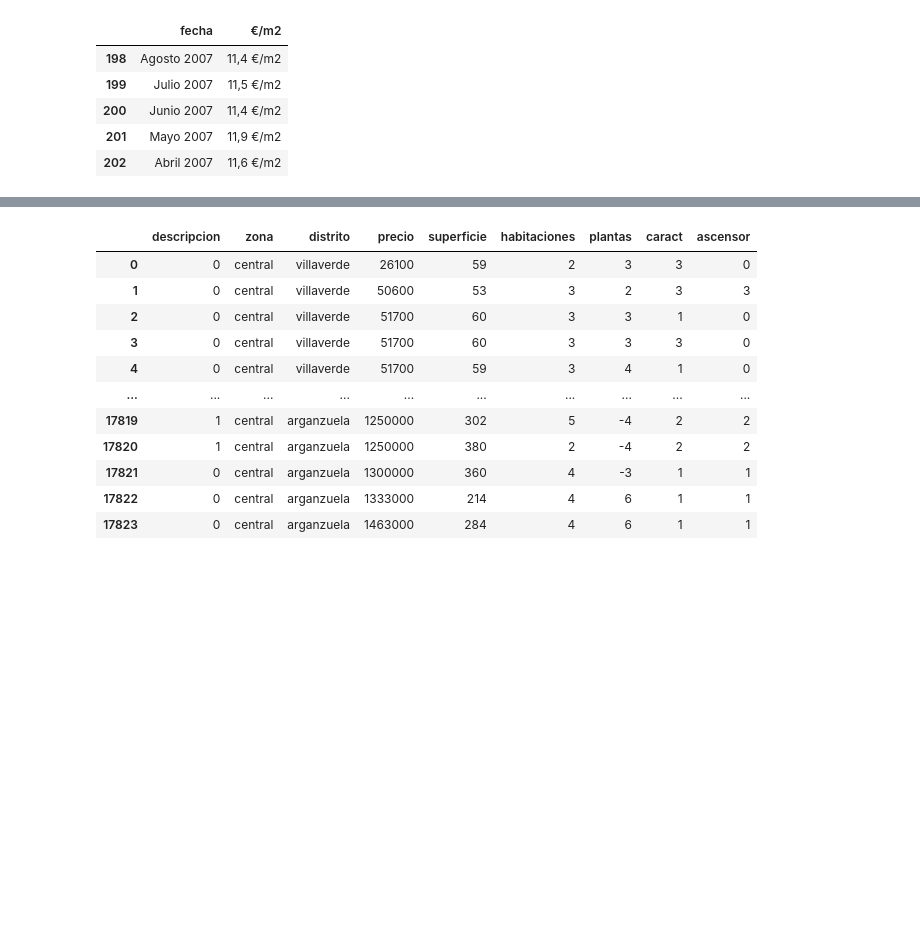
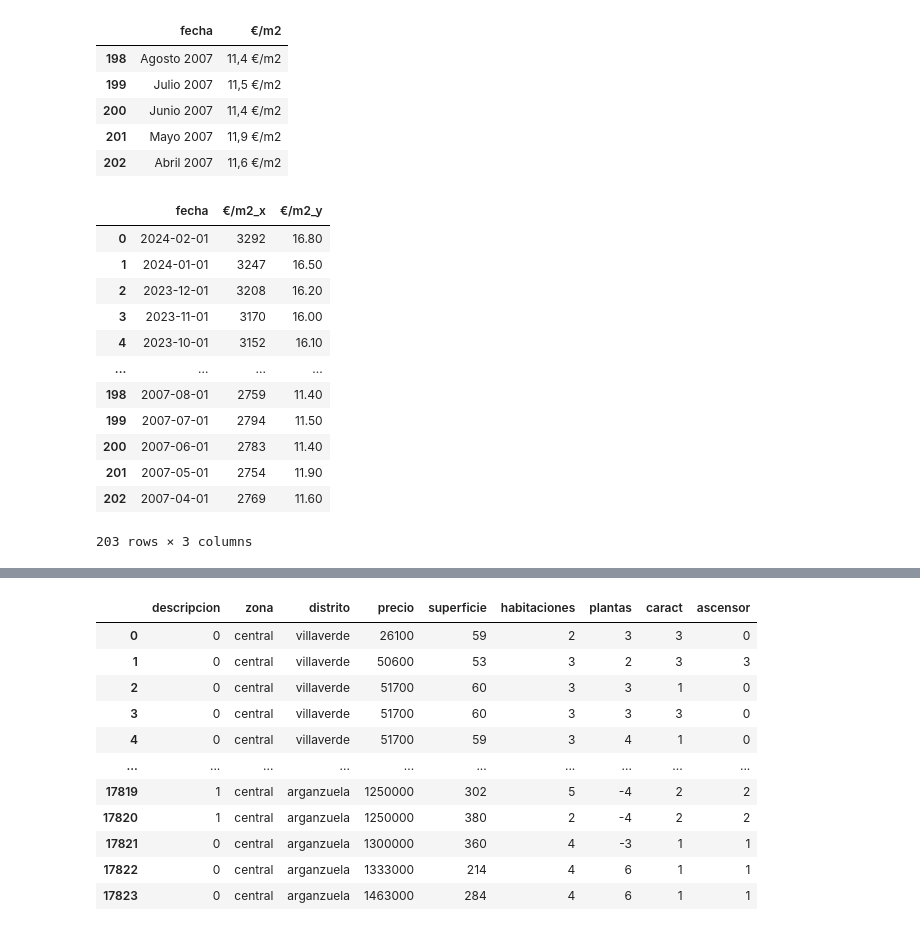
Before and after one commit to Gbau11/Analisis-de-la-vivienda-Idealista, a Jupyter notebook: jupyter/analisis_exploratorio/analisis_explo.ipynb, the cells around one changed output, grey strips where cells are left out. Saved outputs shown, nothing was run; the diff lists cells and outputs as text; code cells hidden in the pictures; blank space fills up the shorter version.

```diff
--- a/jupyter/analisis_exploratorio/analisis_explo.ipynb
+++ b/jupyter/analisis_exploratorio/analisis_explo.ipynb
@@ -213,3 +227,21 @@ hist_alq_madrid['fecha'] = pd.to_datetime(hist_alq_madrid['año'].astype(str) +
 hist_alq_madrid.drop(['mes', 'año'], axis=1, inplace=True)
 # %%
 hist_alq_madrid = hist_alq_madrid[['fecha', '€/m2']]
+# %%
+hist_mad = pd.merge(hist_comp_madrid, hist_alq_madrid, on='fecha', how='inner')
+
+hist_mad
+# %% [output]
+|  | fecha | €/m2_x | €/m2_y |
+| 0 | 2024-02-01 | 3292 | 16.80 |
+| 1 | 2024-01-01 | 3247 | 16.50 |
+| 2 | 2023-12-01 | 3208 | 16.20 |
+| 3 | 2023-11-01 | 3170 | 16.00 |
+| 4 | 2023-10-01 | 3152 | 16.10 |
+| ... | ... | ... | ... |
+| 198 | 2007-08-01 | 2759 | 11.40 |
+| 199 | 2007-07-01 | 2794 | 11.50 |
+| 200 | 2007-06-01 | 2783 | 11.40 |
+| 201 | 2007-05-01 | 2754 | 11.90 |
+| 202 | 2007-04-01 | 2769 | 11.60 |
+203 rows × 3 columns
```
Also changed, not shown: parts of 46 cells of this notebook, 5 other files.
